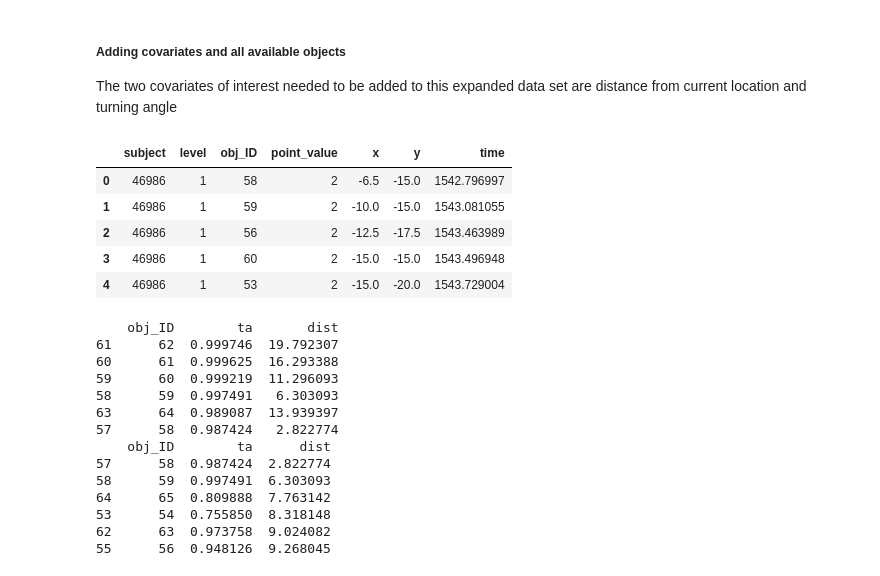
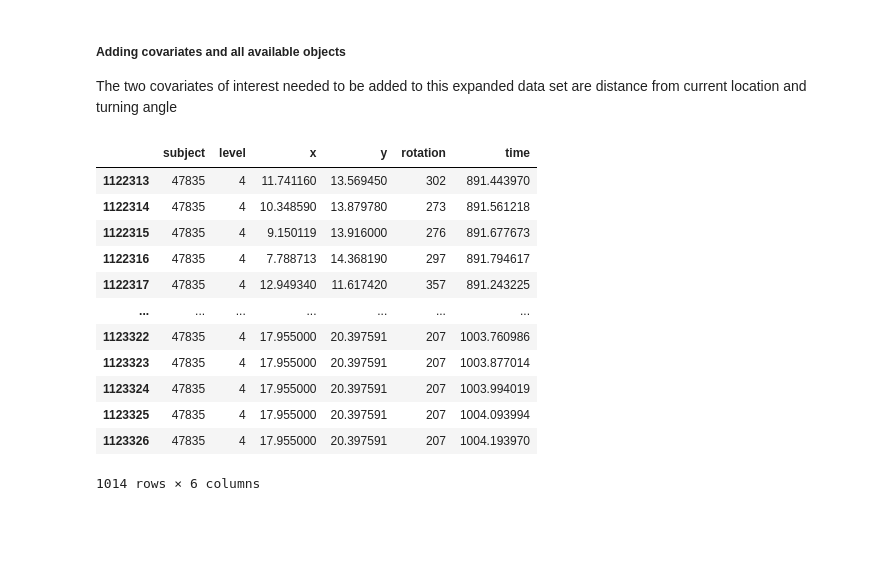
Before and after one commit to lcwat/coconuts_thesis, a Jupyter notebook: py/notebooks/data_expansion.ipynb, the cells around one changed output. Saved outputs shown, nothing was run; the diff lists cells and outputs as text; code cells hidden in the pictures; blank space fills up the shorter version.

```diff
--- a/py/notebooks/data_expansion.ipynb
+++ b/py/notebooks/data_expansion.ipynb
@@ -17,6 +18,9 @@ player_paths = pd.read_csv(
 player_forages = pd.read_csv(
     '../../data/clean_datasets/imputed_forage_data.csv'
 )
+
+# arrange location data and forage data
+player_paths = player_paths.groupby('subject').sort_values('time')
 
 # clean up
 # reset index
@@ -163,22 +111,13 @@ lvl_locs = all_lvls_coco_locs[all_lvls_coco_locs.level ==
-# %%
-slice_df.head()
-# %% [output]
-|  | subject | level | obj_ID | point_value | x | y | time |
-| 0 | 46986 | 1 | 58 | 2 | -6.5 | -15.0 | 1542.796997 |
-| 1 | 46986 | 1 | 59 | 2 | -10.0 | -15.0 | 1543.081055 |
-| 2 | 46986 | 1 | 56 | 2 | -12.5 | -17.5 | 1543.463989 |
-| 3 | 46986 | 1 | 60 | 2 | -15.0 | -15.0 | 1543.496948 |
-| 4 | 46986 | 1 | 53 | 2 | -15.0 | -20.0 | 1543.729004 |
 # %%
 # grouped function to find both ta and distances of alternatives
 def find_turning_angles_and_distances(
-    collection_time=float, path_df=pd.DataFrame, lvl_coco_locs=pd.DataFrame
+    path_slice=pd.DataFrame, lvl_coco_locs=pd.DataFrame
 ):
 
     # find the heading angle
 
-    # slice the path df before collection time
-    path_slice = path_df[path_df.time <= collection_time].tail(n=2)
+    # # slice the path df before collection time
+    # path_slice = path_df[path_df.time <= collection_time].tail(n=2)
 
     # get heading angle
     heading_angle = np.atan2(
@@ -208,39 +147,6 @@ def find_turning_angles_and_distances(
     ]
 
     return ta_list, dist_list
-
-
-# check out how it is working, can compare to plot_forage_path in
-# pull_and_clean R script
-
-
-# tas, dists = find_turning_angles_and_distances(
-#     slice_df.iloc[0].time, path_slice_df, lvl_locs)
-
-# # combine into little df with obj ids for viewing
-# df = pd.DataFrame({
-#     'obj_ID': lvl_locs.obj_ID,
-#     'ta': np.cos(tas),
-#     'dist': dists
-# })
-
-# print(df.sort_values(by='ta', ascending=False).head(n=6))
-# print(df.sort_values(by='dist', ascending=True).head(n=6))
-# %% [output]
-    obj_ID        ta       dist
-61      62  0.999746  19.792307
-60      61  0.999625  16.293388
-59      60  0.999219  11.296093
-58      59  0.997491   6.303093
-63      64  0.989087  13.939397
-57      58  0.987424   2.822774
-    obj_ID        ta      dist
-57      58  0.987424  2.822774
-58      59  0.997491  6.303093
-64      65  0.809888  7.763142
-53      54  0.755850  8.318148
-62      63  0.973758  9.024082
-55      56  0.948126  9.268045
 # %%
 # neighbors distance
 def neighborhood_value(
@@ -251,3 +158,19 @@ def neighborhood_value(
 
     return np.sum(np.reciprocal(sorted(active_obj_dists)[1:num_neighbors+1]))
+# %%
+player_paths[(player_paths.subject == 47835) & (player_paths.level == 4)]
+# %% [output]
+|  | subject | level | x | y | rotation | time |
+| 1122313 | 47835 | 4 | 11.741160 | 13.569450 | 302 | 891.443970 |
+| 1122314 | 47835 | 4 | 10.348590 | 13.879780 | 273 | 891.561218 |
+| 1122315 | 47835 | 4 | 9.150119 | 13.916000 | 276 | 891.677673 |
+| 1122316 | 47835 | 4 | 7.788713 | 14.368190 | 297 | 891.794617 |
+| 1122317 | 47835 | 4 | 12.949340 | 11.617420 | 357 | 891.243225 |
+| ... | ... | ... | ... | ... | ... | ... |
+| 1123322 | 47835 | 4 | 17.955000 | 20.397591 | 207 | 1003.760986 |
+| 1123323 | 47835 | 4 | 17.955000 | 20.397591 | 207 | 1003.877014 |
+| 1123324 | 47835 | 4 | 17.955000 | 20.397591 | 207 | 1003.994019 |
+| 1123325 | 47835 | 4 | 17.955000 | 20.397591 | 207 | 1004.093994 |
+| 1123326 | 47835 | 4 | 17.955000 | 20.397591 | 207 | 1004.193970 |
+1014 rows × 6 columns
 # %%
```
Also changed, not shown: parts of 15 cells of this notebook, 52 other files.
